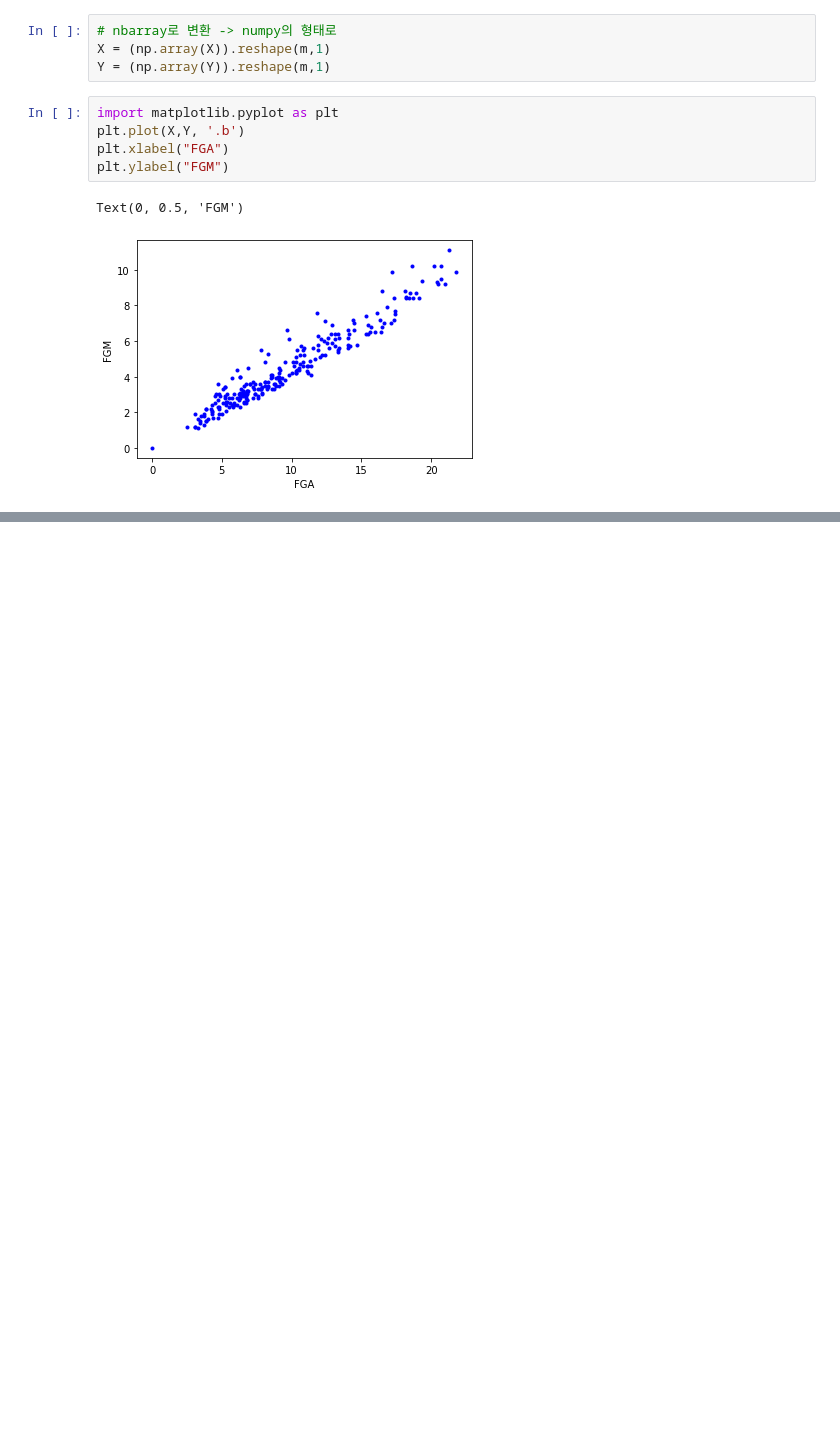
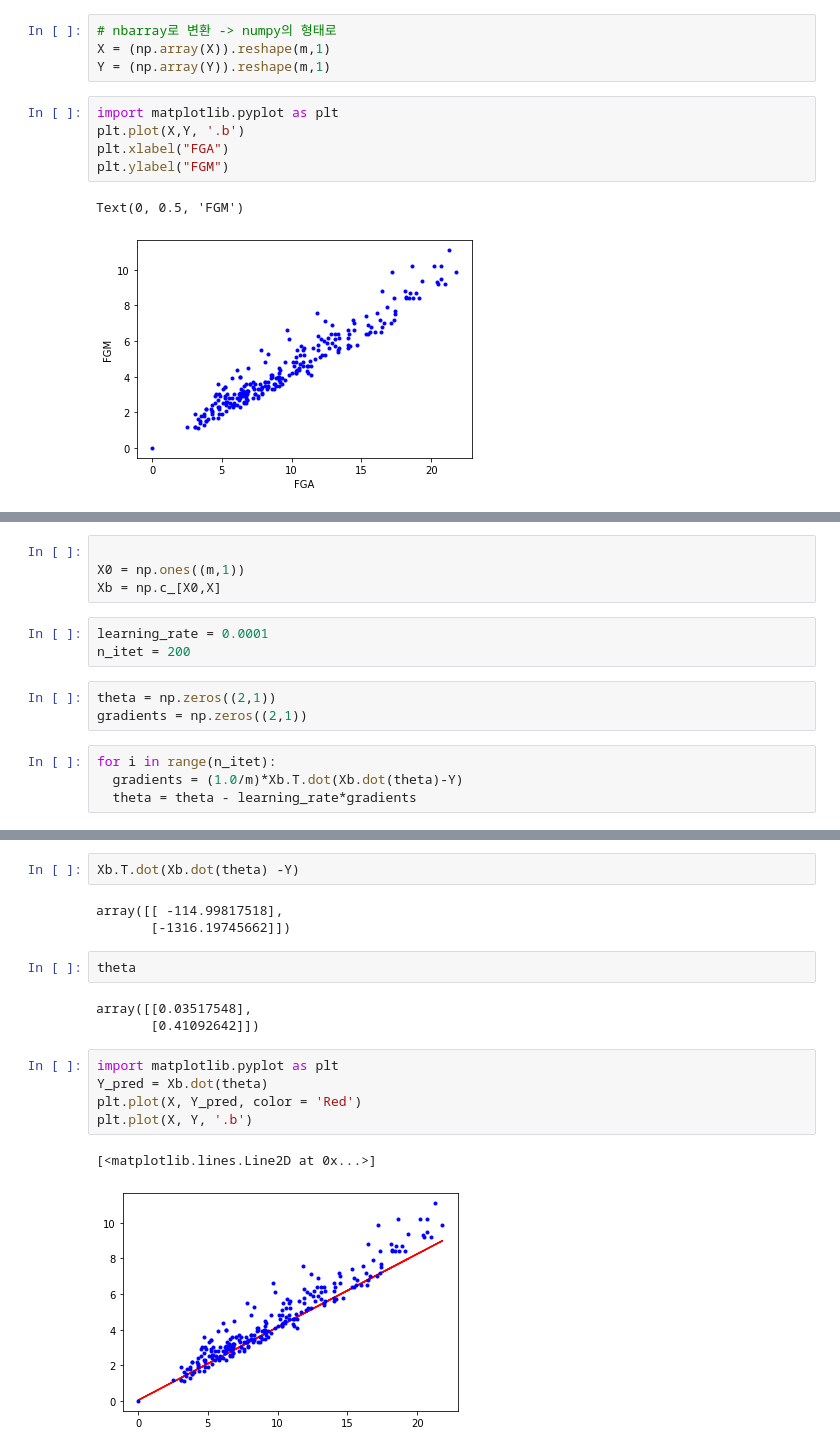
Before and after one commit to arad4228/BigData_A.I, a Jupyter notebook: A.I(인공지능)/인공지능.ipynb, the cells around one changed output, grey strips where cells are left out. Cells and saved outputs as stored; diff of their text form; blank space fills up the shorter version.

```diff
--- a/A.I(인공지능)/인공지능.ipynb
+++ b/A.I(인공지능)/인공지능.ipynb
@@ -61,0 +64,14 @@ Text(0, 0.5, 'FGM')
+# %%
+
+X0 = np.ones((m,1))
+Xb = np.c_[X0,X]
+# %%
+learning_rate = 0.0001
+n_itet = 200
+# %%
+theta = np.zeros((2,1))
+gradients = np.zeros((2,1))
+# %%
+for i in range(n_itet):
+  gradients = (1.0/m)*Xb.T.dot(Xb.dot(theta)-Y)
+  theta = theta - learning_rate*gradients
@@ -61,0 +98,18 @@ Text(0, 0.5, 'FGM')
+# %%
+Xb.T.dot(Xb.dot(theta) -Y)
+# %% [output]
+array([[ -114.99817518],
+       [-1316.19745662]])
+# %%
+theta
+# %% [output]
+array([[0.03517548],
+       [0.41092642]])
+# %%
+import matplotlib.pyplot as plt
+Y_pred = Xb.dot(theta)
+plt.plot(X, Y_pred, color = 'Red')
+plt.plot(X, Y, '.b')
+# %% [output]
+[<matplotlib.lines.Line2D at 0x...>]
+[figure, added]
```
Also changed, not shown: parts of 5 cells of this notebook.
